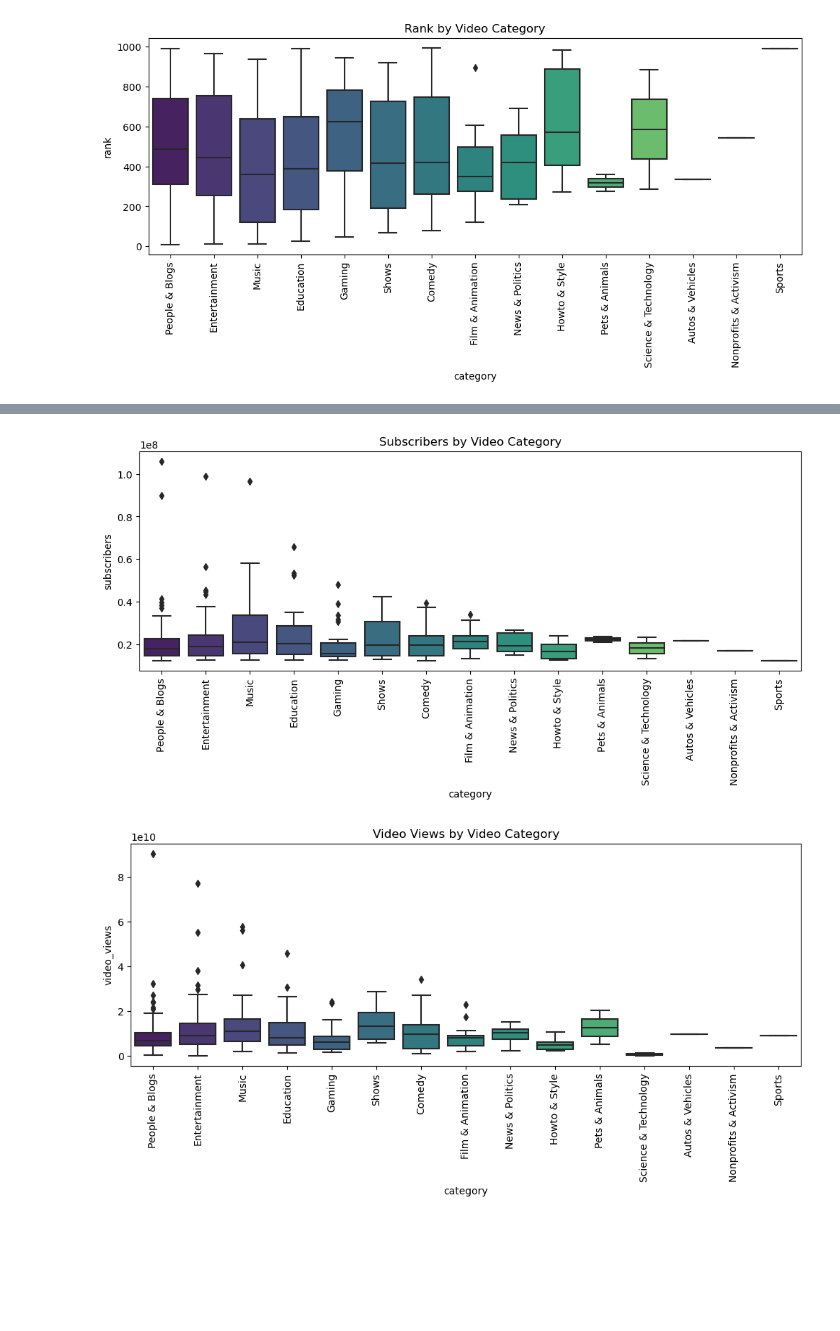
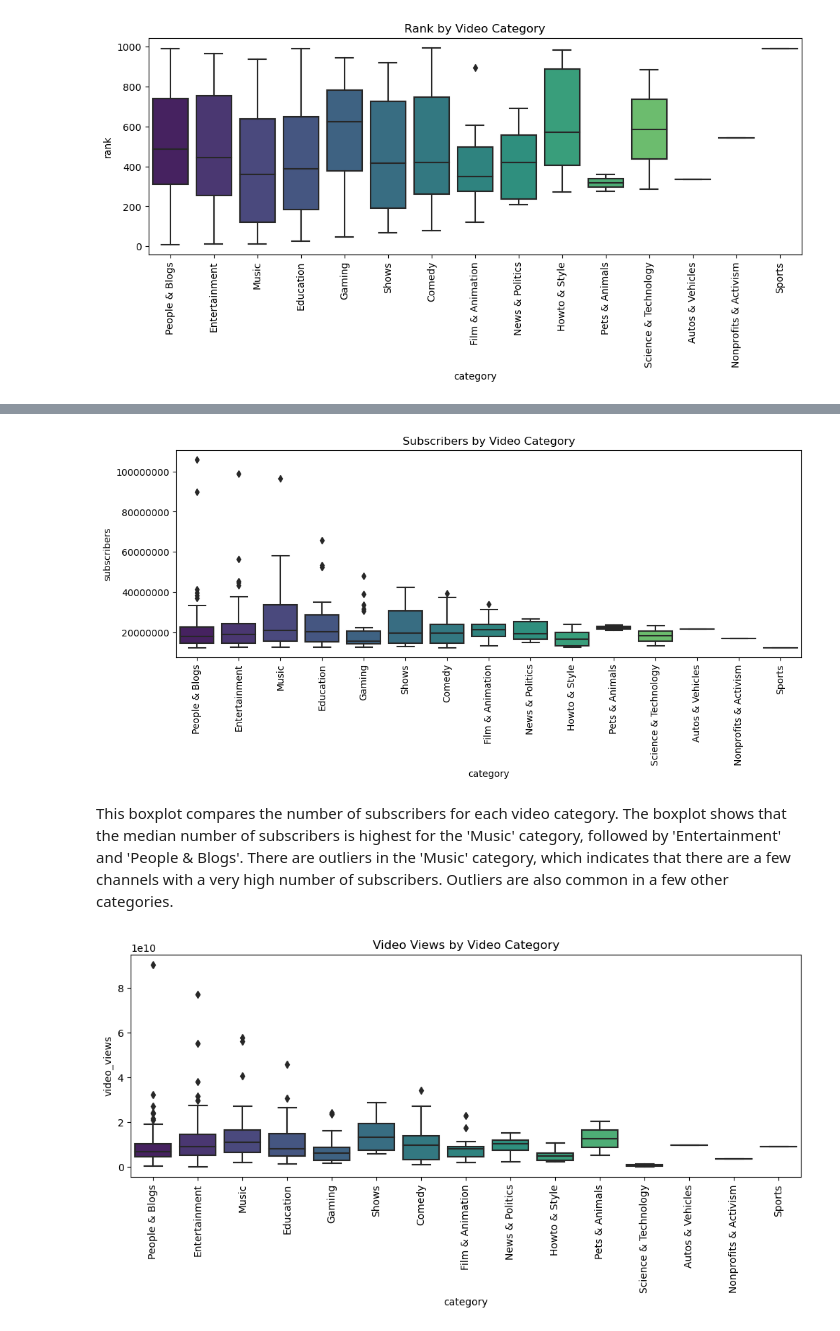
Before and after one commit to zoeyespinoza/Youtube-Statistical-Analysis, a Jupyter notebook: Youtube_Statistics.ipynb, the cells around one changed output, grey strips where cells are left out. Saved outputs shown, nothing was run; the diff lists cells and outputs as text; code cells hidden in the pictures; blank space fills up the shorter version.

```diff
--- a/Youtube_Statistics.ipynb
+++ b/Youtube_Statistics.ipynb
@@ -430,11 +433,15 @@ plt.show()
 # %%
 plt.figure(figsize=(12, 4))
 sns.boxplot(data=data, x='category', y='subscribers', palette='viridis')
 plt.title('Subscribers by Video Category')
 plt.xticks(rotation=90)
+plt.ticklabel_format(style='plain', axis='y')
+
 plt.show()
 # %% [output]
-[figure, old version]
+[figure, new version]
+# %% [markdown]
+This boxplot compares the number of subscribers for each video category. The boxplot shows that the median number of subscribers is highest for the 'Music' category, followed by 'Entertainment' and 'People & Blogs'. There are outliers in the 'Music' category, which indicates that there are a few channels with a very high number of subscribers. Outliers are also common in a few other categories.
 # %%
 plt.figure(figsize=(12, 4))
 sns.boxplot(data=data, x='category', y='video_views', palette='viridis')
```
Also changed, not shown: parts of 29 cells of this notebook.
